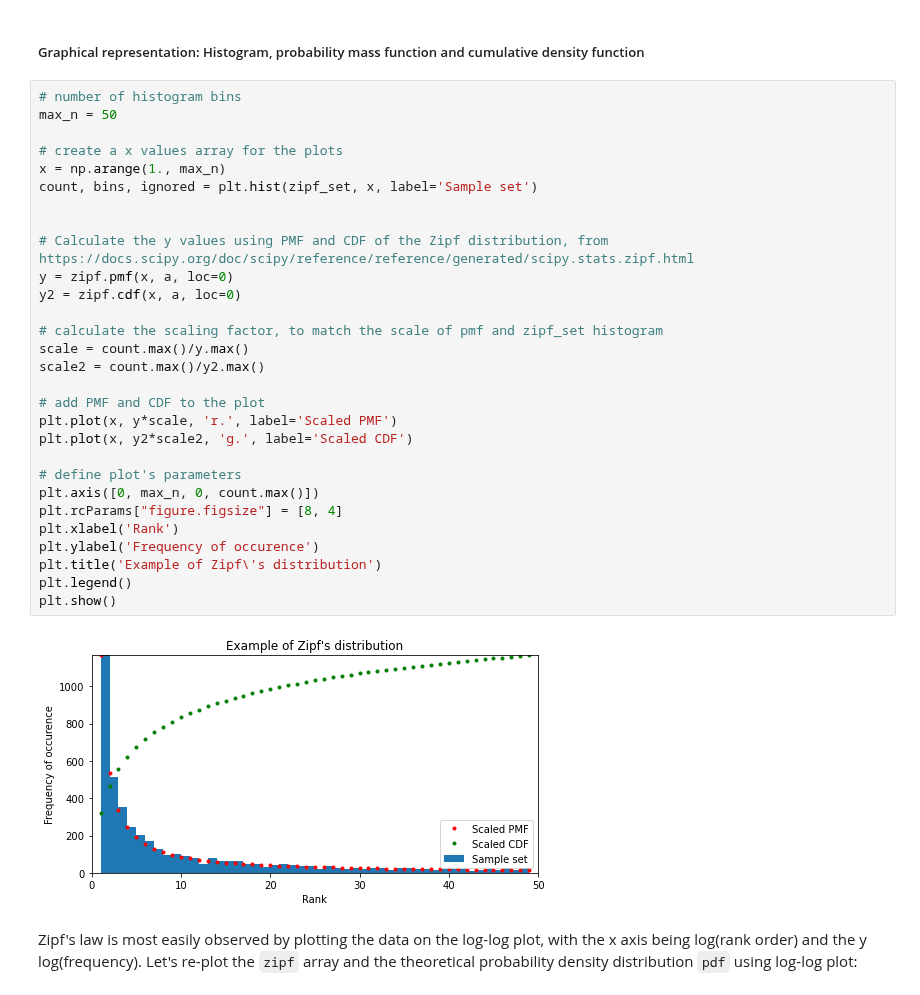
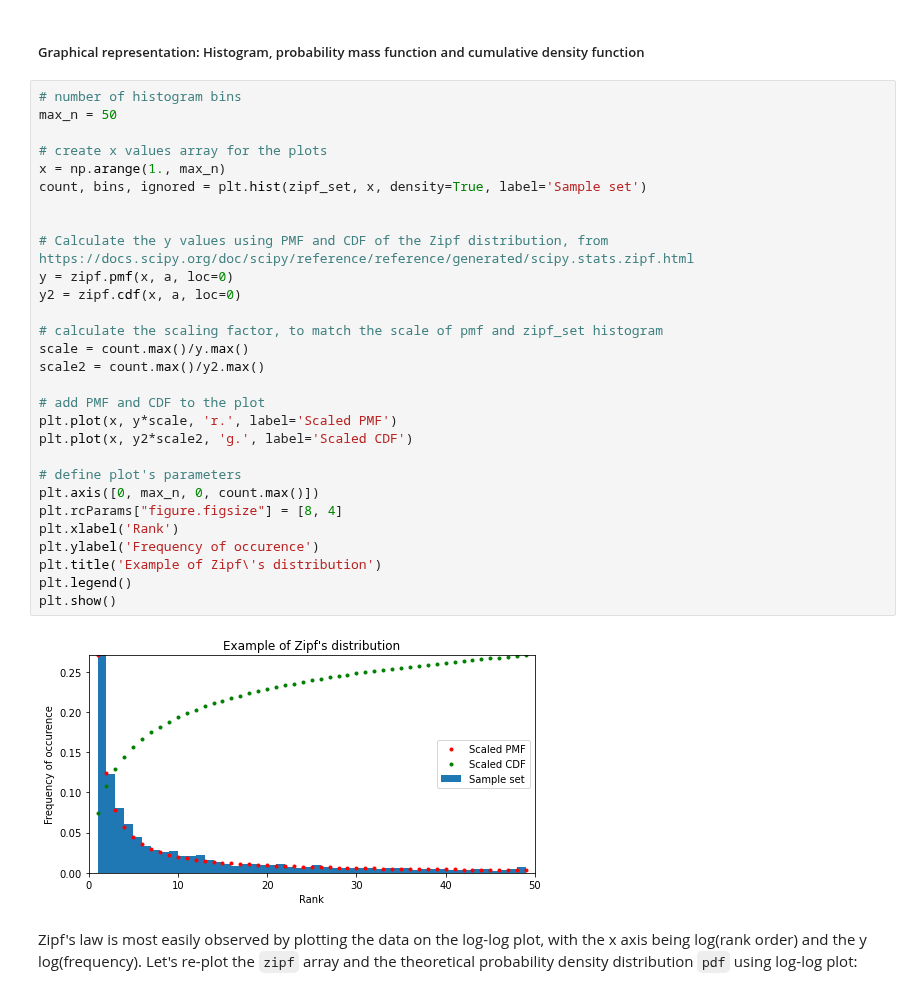
Before and after one commit to przemekbil/PfDA_2021, a Jupyter notebook: Assignments/Assignment.ipynb, the cells around one changed output. Drawn from its saved outputs; the diff is of its cells as text.

```diff
--- a/Assignments/Assignment.ipynb
+++ b/Assignments/Assignment.ipynb
@@ -464,34 +464,34 @@ Percentage of the total volume of words taken by the first 135 words: 50.00%
 # %%
 # number of histogram bins
 max_n = 50
 
-# create a x values array for the plots
+# create x values array for the plots
 x = np.arange(1., max_n)
-count, bins, ignored = plt.hist(zipf_set, x, label='Sample set')
+count, bins, ignored = plt.hist(zipf_set, x, density=True, label='Sample set')
 
 
 # Calculate the y values using PMF and CDF of the Zipf distribution, from https://docs.scipy.org/doc/scipy/reference/reference/generated/scipy.stats.zipf.html
 y = zipf.pmf(x, a, loc=0)
 y2 = zipf.cdf(x, a, loc=0)
 
 # calculate the scaling factor, to match the scale of pmf and zipf_set histogram
 scale = count.max()/y.max()
 scale2 = count.max()/y2.max()
 
 # add PMF and CDF to the plot
 plt.plot(x, y*scale, 'r.', label='Scaled PMF')
 plt.plot(x, y2*scale2, 'g.', label='Scaled CDF')
 
 # define plot's parameters
 plt.axis([0, max_n, 0, count.max()])
 plt.rcParams["figure.figsize"] = [8, 4]
 plt.xlabel('Rank')
 plt.ylabel('Frequency of occurence')
 plt.title('Example of Zipf\'s distribution')
 plt.legend()
 plt.show()
 # %% [output]
-[figure, old version]
+[figure, new version]
 # %% [markdown]
 Zipf's law is most easily observed by plotting the data on the log-log plot, with the x axis being log(rank order) and the y log(frequency). Let's re-plot the ``zipf`` array and the theoretical probability density distribution ``pdf`` using log-log plot:
 # %%
```
Also changed, not shown: parts of 19 cells of this notebook.
